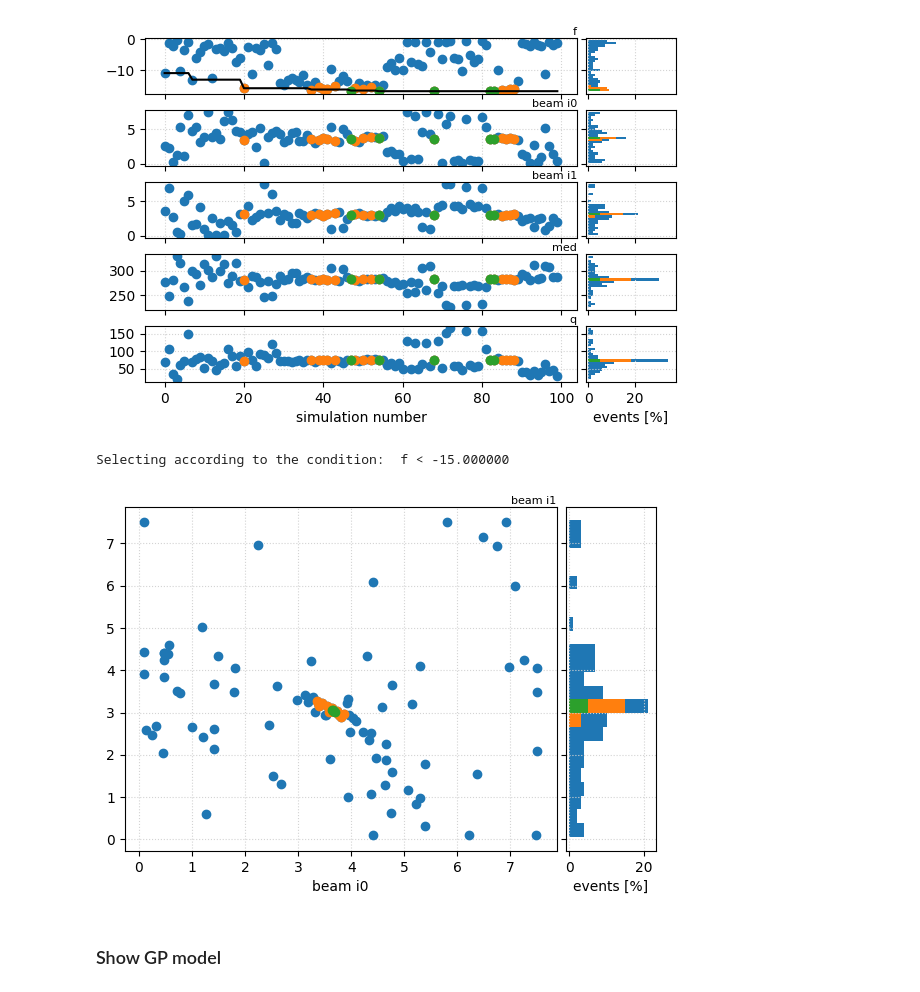
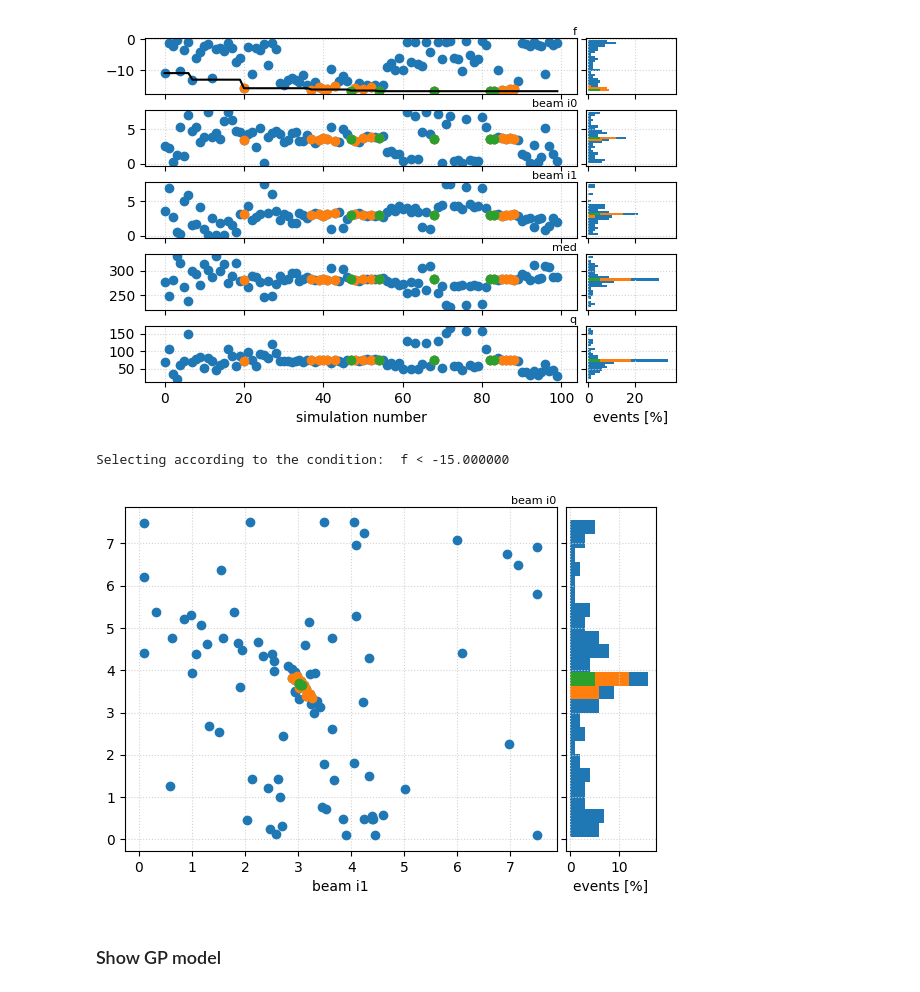
Before and after one commit to delaossa/optimas_pp, a Jupyter notebook: examples/example_1/basic.ipynb, the cells around one changed output. Drawn from its saved outputs; the diff is of its cells as text; code cells hidden in the pictures.

```diff
--- a/examples/example_1/basic.ipynb
+++ b/examples/example_1/basic.ipynb
@@ -35,10 +46,10 @@ pp.plot_history(parnames=['f', 'beam_i0', 'beam_i1', 'med', 'q'], select={'f': [
 Selecting according to the condition:  f < -15.000000
 [figure]
 # %%
-pp.plot_history(parnames=['beam_i1'], xname='beam_i0', select={'f':[None, -15]}, top=5)
+pp.plot_history(parnames=['beam_i0'], xname='beam_i1', select={'f':[None, -15]}, top=5)
 # %% [output]
 Selecting according to the condition:  f < -15.000000
-[figure, old version]
+[figure, new version]
 # %% [markdown]
 ### Show GP model
 # %%
```
Also changed, not shown: parts of 6 cells of this notebook.
